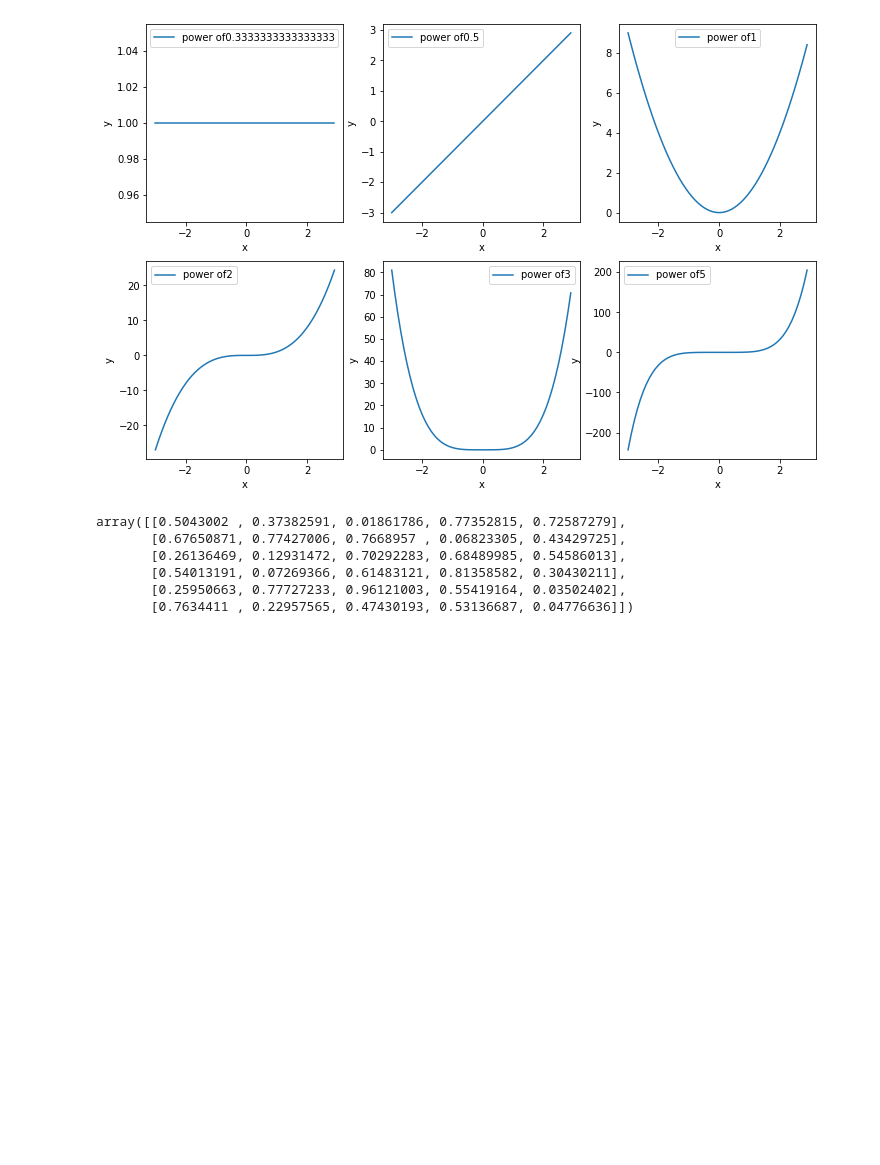
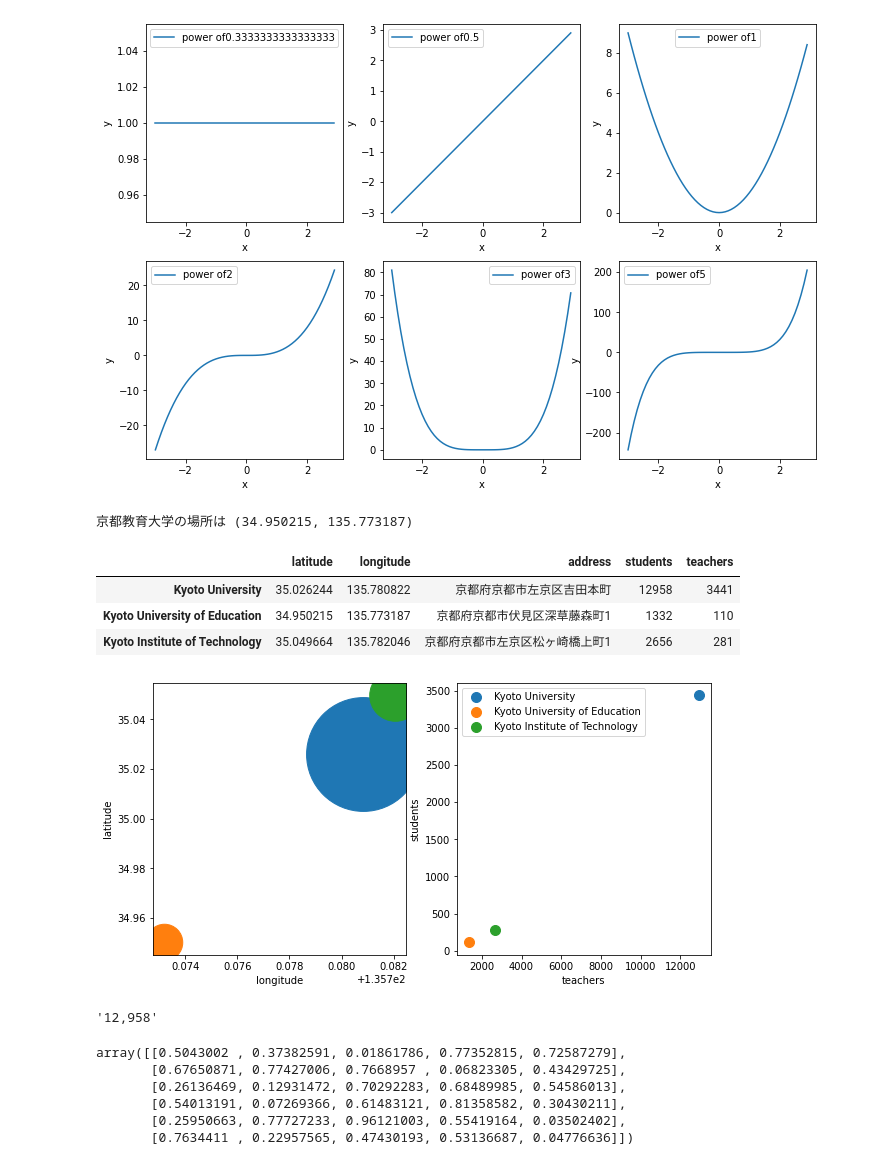
Before and after one commit to montcrypto/DataScience_AI, a Jupyter notebook: Untitled.ipynb, the cells around one changed output. Cells and saved outputs as stored; diff of their text form; code cells hidden in the pictures; blank space fills up the shorter version.

```diff
--- a/Untitled.ipynb
+++ b/Untitled.ipynb
@@ -50,6 +51,45 @@ plt.show()
 >>> plt.show()
 # %% [output]
 [figure]
+# %%
+>>> univ_dic={'Kyoto University':(35.026244,135.780822),'Kyoto University of Education':(34.950215,135.773187),'Kyoto Institute of Technology':(35.049664,135.782046)}
+print('京都教育大学の場所は',univ_dic['Kyoto University of Education'])
+>>> import pandas as pd
+>>> df=pd.DataFrame(univ_dic, index=('latitude','longitude'))
+>>> dfn=df.T
+>>> dfn['address']=['京都府京都市左京区吉田本町','京都府京都市伏見区深草藤森町1','京都府京都市左京区松ヶ崎橋上町1']
+>>> dfn['students']=[12958,1332,2656]
+>>> dfn['teachers']=[3441,110,281]
+# %% [output]
+京都教育大学の場所は (34.950215, 135.773187)
+# %%
+dfn
+# %% [output]
+|  | latitude | longitude | address | students | teachers |
+| Kyoto University | 35.026244 | 135.780822 | 京都府京都市左京区吉田本町 | 12958 | 3441 |
+| Kyoto University of Education | 34.950215 | 135.773187 | 京都府京都市伏見区深草藤森町1 | 1332 | 110 |
+| Kyoto Institute of Technology | 35.049664 | 135.782046 | 京都府京都市左京区松ヶ崎橋上町1 | 2656 | 281 |
+# %%
+import matplotlib.pyplot as plt
+import numpy as np
+fig, ax=plt.subplots(ncols=2,figsize=(10,5))
+
+for i, u in enumerate(dfn.index):
+    dfn['students'].values[i]
+    ax[0].scatter(dfn['longitude'][i],dfn['latitude'][i],s=dfn['students'].values[i],label=u)
+    ax[0].set_ylabel('latitude')
+    ax[0].set_xlabel('longitude')
+    ax[1].scatter(dfn['students'][i],dfn['teachers'][i],s=100,label=u)
+    ax[1].set_ylabel('students')
+    ax[1].set_xlabel('teachers')
+    ax[1].legend()
+plt.show()
+# %% [output]
+[figure, added]
+# %%
+dfn['students'].values[0]
+# %% [output]
+'12,958'
 # %%
 import numpy as np
 mat=np.random.rand(6,5)
```
Also changed, not shown: parts of 1 cell of this notebook, 2 other files.
